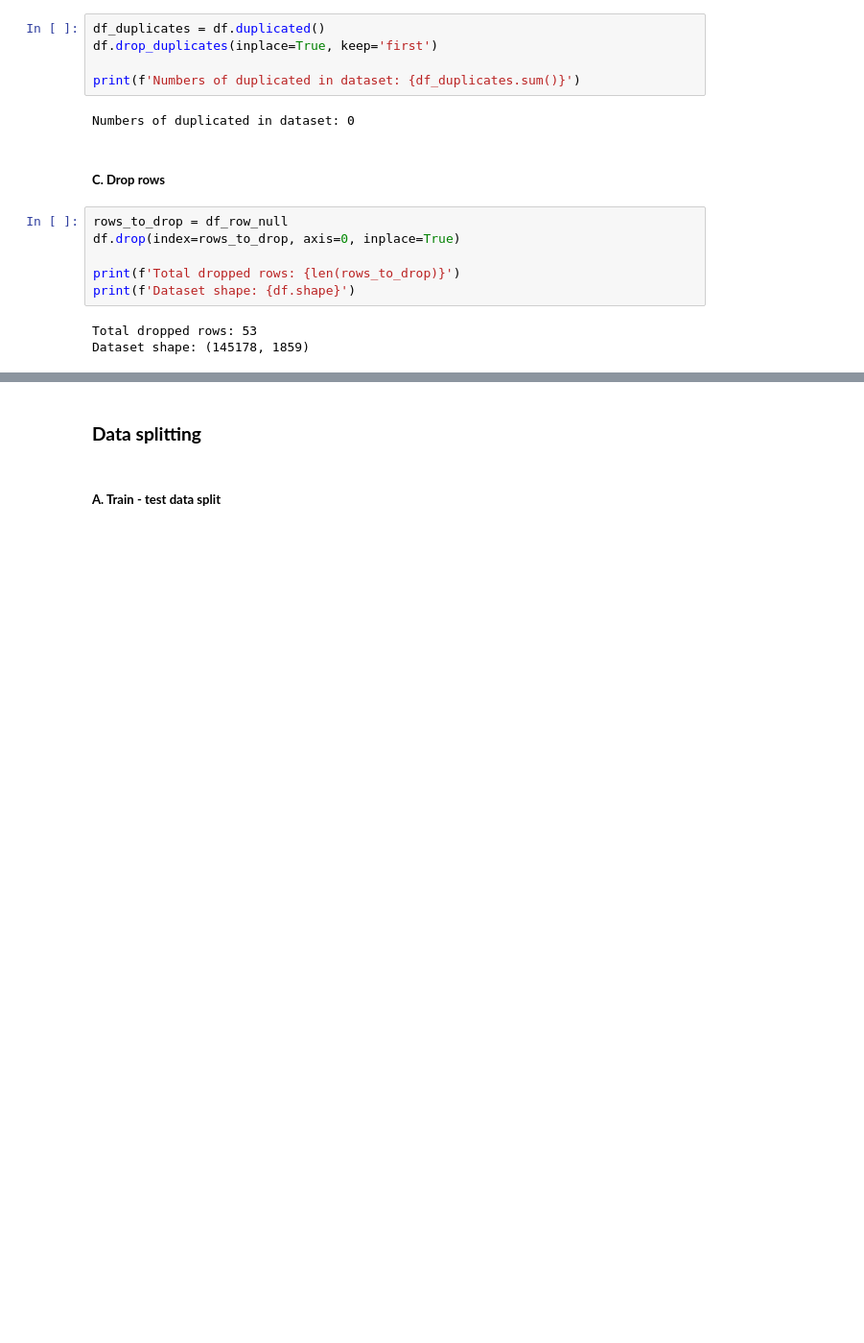
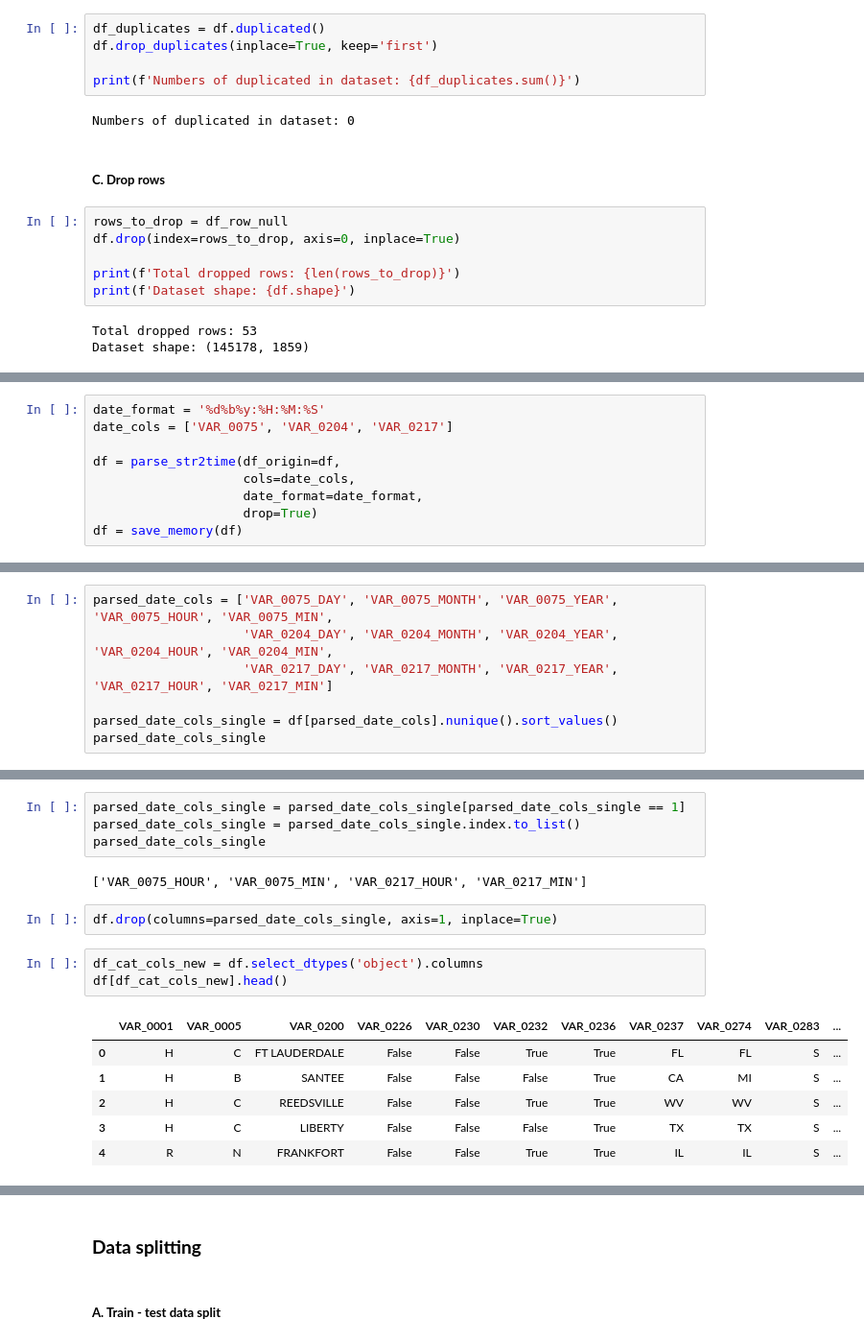
Before and after one commit to rezadzikri19/CLF-Spring-Leaf-Markeing-Response, a Jupyter notebook: marketing_classification.ipynb, the cells around one changed output, grey strips where cells are left out. Shown: that part at 96% size. Drawn from its saved outputs; the diff is of its cells as text; blank space fills up the shorter version.

```diff
--- a/marketing_classification.ipynb
+++ b/marketing_classification.ipynb
@@ -267,0 +304,9 @@ df[df_cat_cols_new][:6]
+# %%
+date_format = '%d%b%y:%H:%M:%S'
+date_cols = ['VAR_0075', 'VAR_0204', 'VAR_0217']
+
+df = parse_str2time(df_origin=df,
+                    cols=date_cols,
+                    date_format=date_format,
+                    drop=True)
+df = save_memory(df)
@@ -267,0 +336,7 @@ df[df_cat_cols_new][:6]
+# %%
+parsed_date_cols = ['VAR_0075_DAY', 'VAR_0075_MONTH', 'VAR_0075_YEAR', 'VAR_0075_HOUR', 'VAR_0075_MIN',
+                    'VAR_0204_DAY', 'VAR_0204_MONTH', 'VAR_0204_YEAR', 'VAR_0204_HOUR', 'VAR_0204_MIN',
+                    'VAR_0217_DAY', 'VAR_0217_MONTH', 'VAR_0217_YEAR', 'VAR_0217_HOUR', 'VAR_0217_MIN']
+
+parsed_date_cols_single = df[parsed_date_cols].nunique().sort_values()
+parsed_date_cols_single
@@ -267,0 +360,18 @@ df[df_cat_cols_new][:6]
+# %%
+parsed_date_cols_single = parsed_date_cols_single[parsed_date_cols_single == 1]
+parsed_date_cols_single = parsed_date_cols_single.index.to_list()
+parsed_date_cols_single
+# %% [output]
+['VAR_0075_HOUR', 'VAR_0075_MIN', 'VAR_0217_HOUR', 'VAR_0217_MIN']
+# %%
+df.drop(columns=parsed_date_cols_single, axis=1, inplace=True)
+# %%
+df_cat_cols_new = df.select_dtypes('object').columns
+df[df_cat_cols_new].head()
+# %% [output]
+|  | VAR_0001 | VAR_0005 | VAR_0200 | VAR_0226 | VAR_0230 | VAR_0232 | VAR_0236 | VAR_0237 | VAR_0274 | VAR_0283 | ... |
+| 0 | H | C | FT LAUDERDALE | False | False | True | True | FL | FL | S | ... |
+| 1 | H | B | SANTEE | False | False | False | True | CA | MI | S | ... |
+| 2 | H | C | REEDSVILLE | False | False | True | True | WV | WV | S | ... |
+| 3 | H | C | LIBERTY | False | False | False | True | TX | TX | S | ... |
+| 4 | R | N | FRANKFORT | False | False | True | True | IL | IL | S | ... |
```
Also changed, not shown: parts of 38 cells of this notebook.
